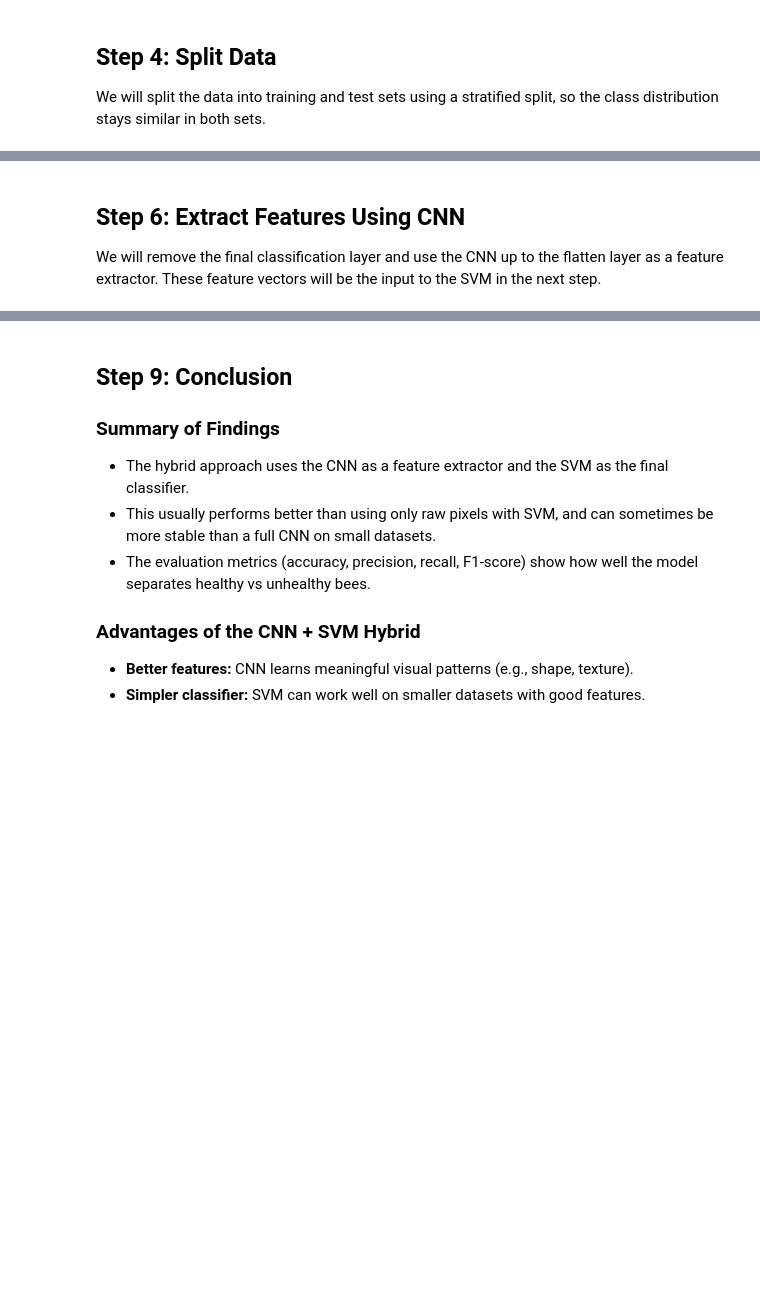
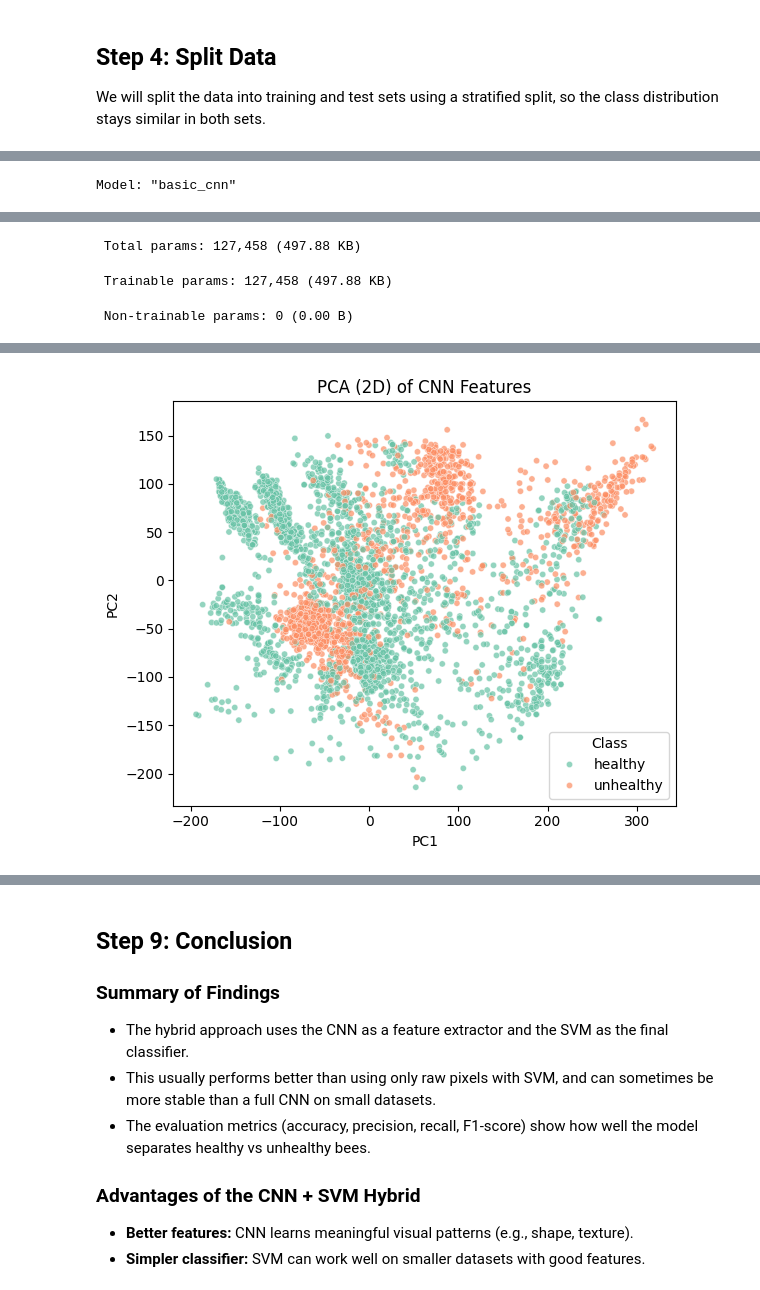
Before and after one commit to MarioP03/beeproject-cnn, a Jupyter notebook: models/cnn_svm_hybrid.ipynb, the cells around one changed output, grey strips where cells are left out. Saved outputs shown, nothing was run; the diff lists cells and outputs as text; code cells hidden in the pictures; blank space fills up the shorter version.

```diff
--- a/models/cnn_svm_hybrid.ipynb
+++ b/models/cnn_svm_hybrid.ipynb
@@ -79,9 +95,18 @@ We will define a small helper function to load images, resize them to a fixed si
 
 # 1) Identify columns (adjust if your CSV uses different names)
 image_col = bee_data.columns[0]  # usually the filename column is first
-label_col = "health"            # in cnn.ipynb the label column is 'health'
+original_label_col = "health"    # original multi-class label column
 
-# 2) Define image preprocessing
+# 2) Convert labels to 2 classes: healthy vs unhealthy
+bee_data["health_binary"] = bee_data[original_label_col].apply(
+    lambda v: "healthy" if v == "healthy" else "unhealthy"
+ )
+label_col = "health_binary"
+
+print("Binary class distribution:")
+print(bee_data[label_col].value_counts())
+
+# 3) Define image preprocessing
 IMG_SIZE = 128
 
 def preprocess_image(filename):
@@ -93,4 +118,4 @@ def preprocess_image(filename):
     img_normalized = img_array / 255.0
     return img_normalized
 
-# 3) Keep only filename + label (simple and clear)
+# 4) Keep only filename + label (simple and clear)
@@ -154,13 +215,13 @@ print("x_test_processed:", x_test_processed.shape)
 print("y_train_categorical:", y_train_categorical.shape)
 print("y_test_categorical:", y_test_categorical.shape)
 
-# MODEL 1: Basic CNN (same as cnn.ipynb)
+# MODEL 1: Bare Minimum CNN (same as cnn.ipynb)
 cnn_model = Sequential([
     Conv2D(16, (3, 3), activation="relu", input_shape=(IMG_SIZE, IMG_SIZE, 3)),
     MaxPooling2D((2, 2)),
     Flatten(name="feature_layer"),
     Dense(num_classes, activation="softmax")
-], name="basic_cnn")
+] , name="basic_cnn")
 
 cnn_model.compile(
     optimizer="adam",
@@ -179,4 +240,53 @@ history = cnn_model.fit(
     validation_data=(x_test_processed, y_test_categorical),
     epochs=5,
     batch_size=32
- )
+)
+
+# Step 6: Extract Features Using CNN
+feature_extractor = keras.Model(
+    inputs=cnn_model.inputs,
+    outputs=cnn_model.get_layer("feature_layer").output
+)
+
+x_train_features = feature_extractor.predict(x_train_processed, batch_size=32)
+x_test_features = feature_extractor.predict(x_test_processed, batch_size=32)
+
+print("x_train_features:", x_train_features.shape)
+print("x_test_features:", x_test_features.shape)
+
+# Scale CNN features before PCA (same approach as svm.ipynb)
+scaler = StandardScaler()
+x_train_features_scaled = scaler.fit_transform(x_train_features)
+x_test_features_scaled = scaler.transform(x_test_features)
+
+# PCA to reduce the CNN feature dimensionality
+pca = PCA(n_components=0.95, random_state=42)
+x_train_features_pca = pca.fit_transform(x_train_features_scaled)
+x_test_features_pca = pca.transform(x_test_features_scaled)
+
+print("PCA components:", pca.n_components_)
+print("Explained variance (sum):", pca.explained_variance_ratio_.sum())
+
+print("x_train_features_pca:", x_train_features_pca.shape)
+print("x_test_features_pca:", x_test_features_pca.shape)
+
+# Optional: 2D visualization (first two PCs)
+pca_2d = PCA(n_components=2, random_state=42)
+x_train_2d = pca_2d.fit_transform(x_train_features_scaled)
+
+plt.figure(figsize=(6, 5))
+sns.scatterplot(
+    x=x_train_2d[:, 0],
+    y=x_train_2d[:, 1],
+    hue=y_train,
+    palette="Set2",
+    s=20,
+    alpha=0.7
+)
+plt.title("PCA (2D) of CNN Features")
+plt.xlabel("PC1")
+plt.ylabel("PC2")
+plt.legend(title="Class")
+plt.tight_layout()
+plt.show()
+# %% [output]
@@ -182,0 +300 @@ history = cnn_model.fit(
+Model: "basic_cnn"
@@ -182,0 +312,3 @@ history = cnn_model.fit(
+ Total params: 127,458 (497.88 KB)
+ Trainable params: 127,458 (497.88 KB)
+ Non-trainable params: 0 (0.00 B)
@@ -183,4 +333 @@ history = cnn_model.fit(
+[figure, added]
-# %% [markdown]
-## Step 6: Extract Features Using CNN
-
-We will remove the final classification layer and use the CNN up to the flatten layer as a feature extractor. These feature vectors will be the input to the SVM in the next step.
```
Also changed, not shown: parts of 12 cells of this notebook.
